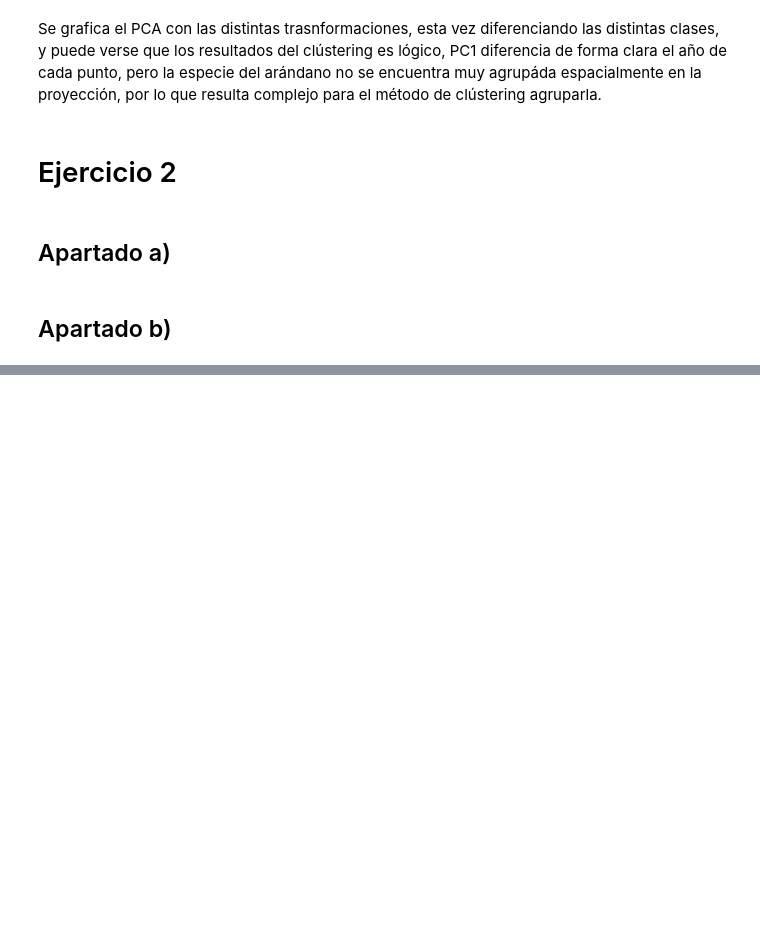
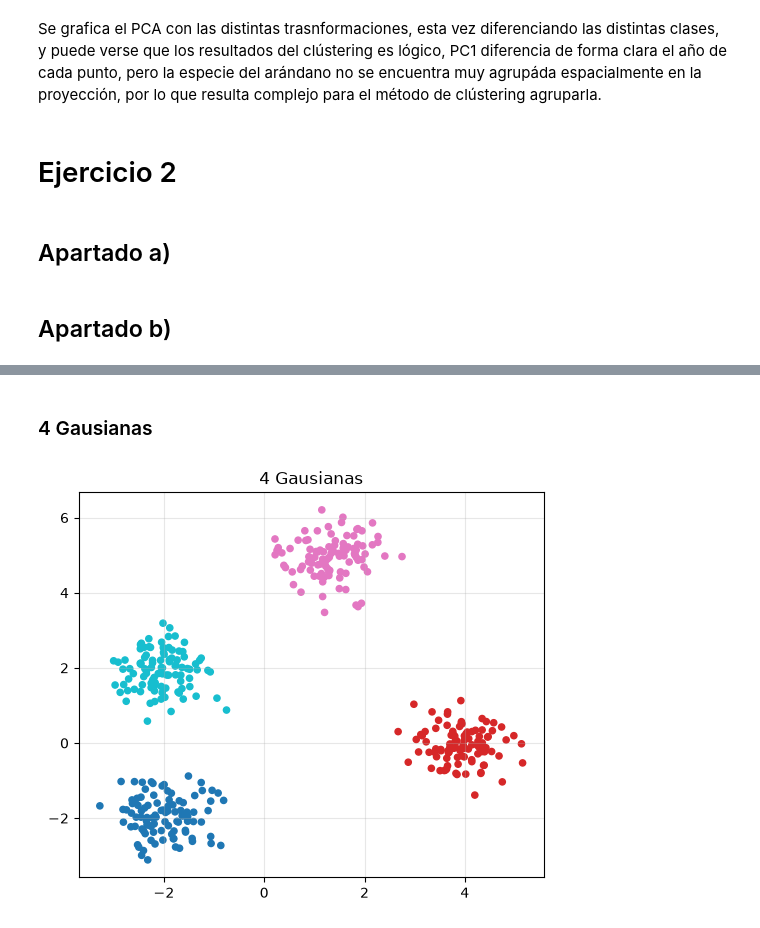
Before and after one commit to BrunoSpoletini/topicosMineriaDeDatos, a Jupyter notebook: tp3/TMD_TP3_Clustering.ipynb, the cells around one changed output, grey strips where cells are left out. Saved outputs shown, nothing was run; the diff lists cells and outputs as text; code cells hidden in the pictures; blank space fills up the shorter version.

```diff
--- a/tp3/TMD_TP3_Clustering.ipynb
+++ b/tp3/TMD_TP3_Clustering.ipynb
@@ -489,0 +490,17 @@ Estabilidad, score medio para cada k: [0.955 1.    0.97  0.909 0.944 0.94  0.948
+# %% [markdown]
+### 4 Gausianas
+# %%
+np.random.seed(0)
+tot_puntos = 100
+sep = 2
+medias = [[-sep, -sep], [2 * sep, 0], [0.7 * sep, 2.5 * sep], [-sep, sep]]
+X_gaus = np.vstack([np.random.normal(mu, 0.5, size=(tot_puntos, 2)) for mu in medias])
+clases_gaus = np.repeat(np.arange(4), tot_puntos)
+
+plt.figure(figsize=(6, 5))
+plt.scatter(X_gaus[:, 0], X_gaus[:, 1], c=clases_gaus, cmap="tab10", s=20)
+plt.title("4 Gausianas")
+plt.grid(alpha=0.3)
+plt.show()
+# %% [output]
+[figure, added]
```
Also changed, not shown: parts of 31 cells of this notebook, 1 other file.
